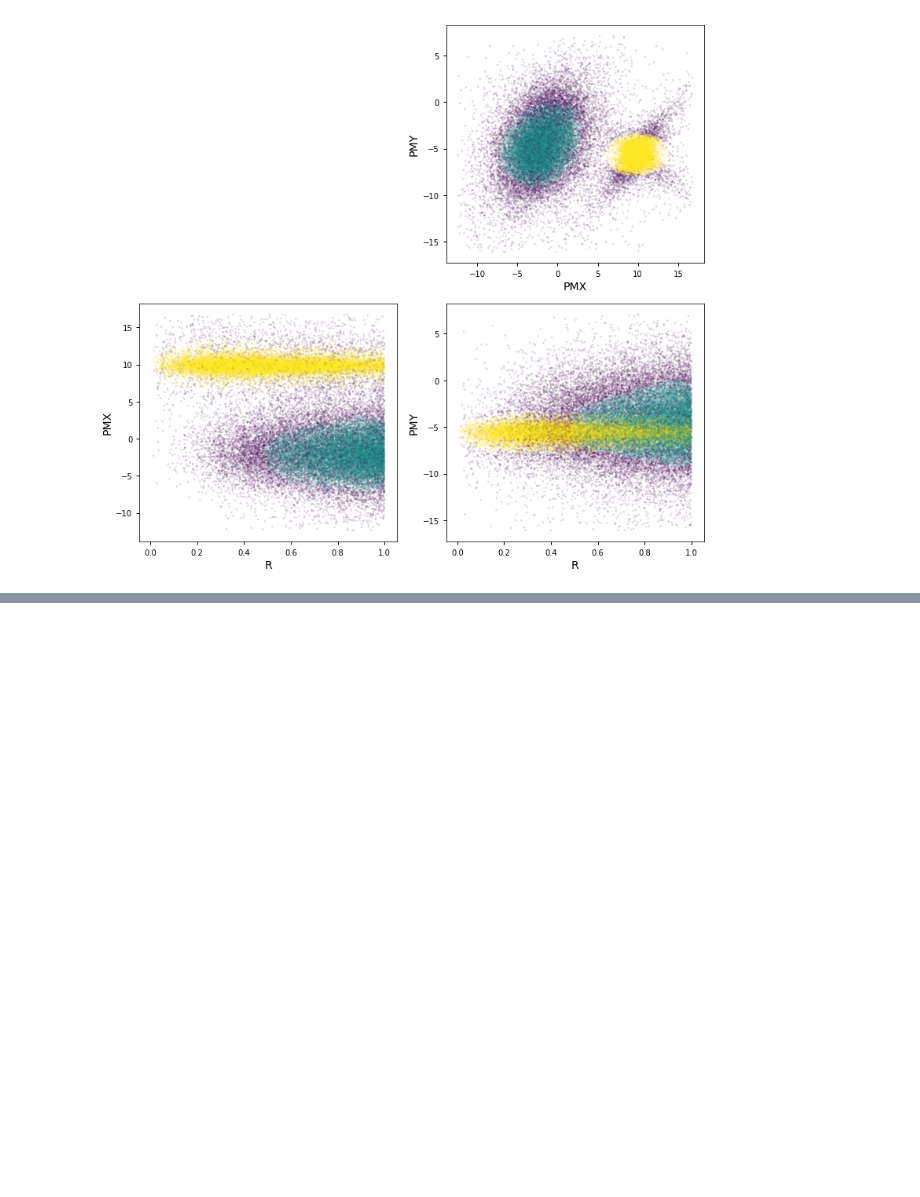
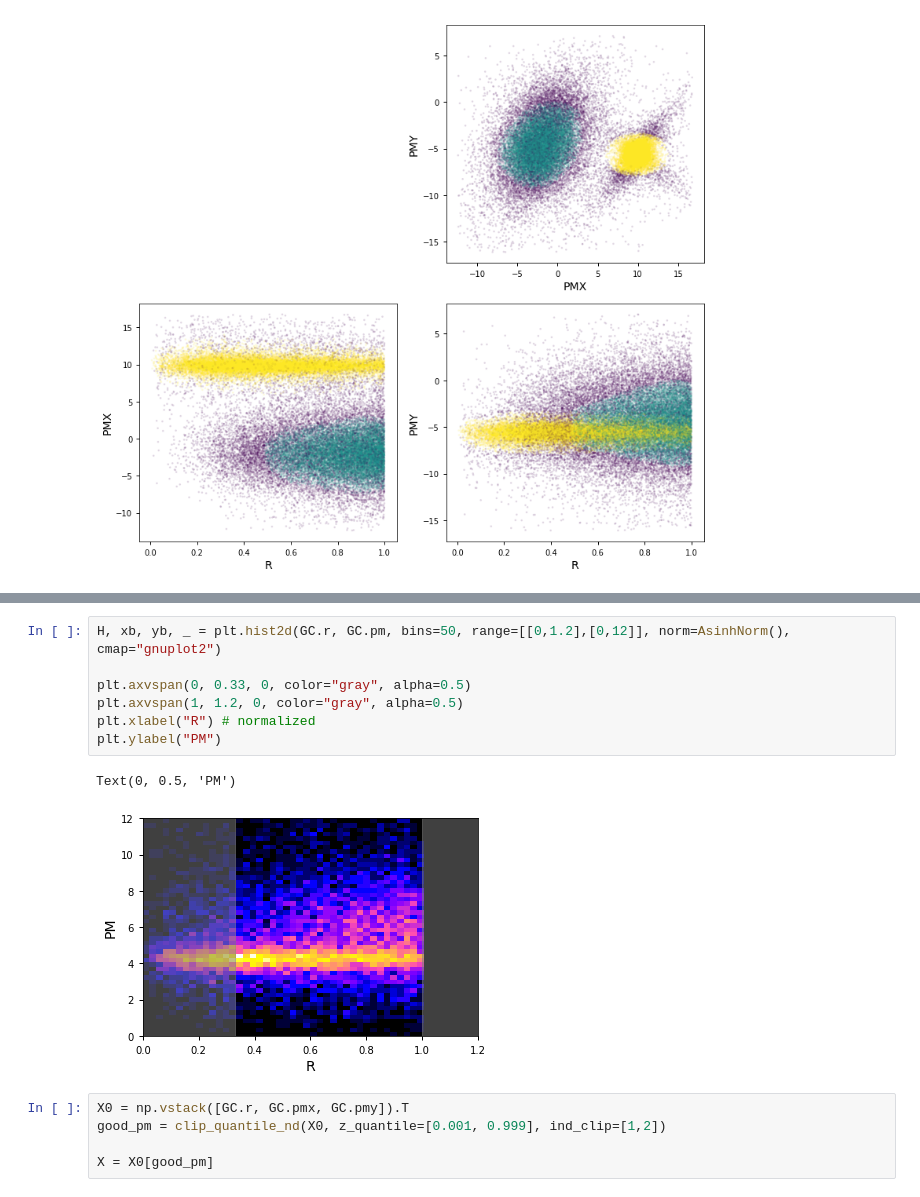
Before and after one commit to nstarman/jas1101_project, a Jupyter notebook: notebooks/clustering.ipynb, the cells around one changed output, grey strips where cells are left out. Cells and saved outputs as stored; diff of their text form; blank space fills up the shorter version.

```diff
--- a/notebooks/clustering.ipynb
+++ b/notebooks/clustering.ipynb
@@ -153,0 +188,15 @@ plt.scatter(X[is_mp][:,0], X[is_mp][:,1], s=3, alpha=0.1)
+# %%
+H, xb, yb, _ = plt.hist2d(GC.r, GC.pm, bins=50, range=[[0,1.2],[0,12]], norm=AsinhNorm(), cmap="gnuplot2")
+
+plt.axvspan(0, 0.33, 0, color="gray", alpha=0.5)
+plt.axvspan(1, 1.2, 0, color="gray", alpha=0.5)
+plt.xlabel("R") # normalized
+plt.ylabel("PM")
+# %% [output]
+Text(0, 0.5, 'PM')
+[figure, added]
+# %%
+X0 = np.vstack([GC.r, GC.pmx, GC.pmy]).T
+good_pm = clip_quantile_nd(X0, z_quantile=[0.001, 0.999], ind_clip=[1,2])
+
+X = X0[good_pm]
```
Also changed, not shown: parts of 9 cells of this notebook.
